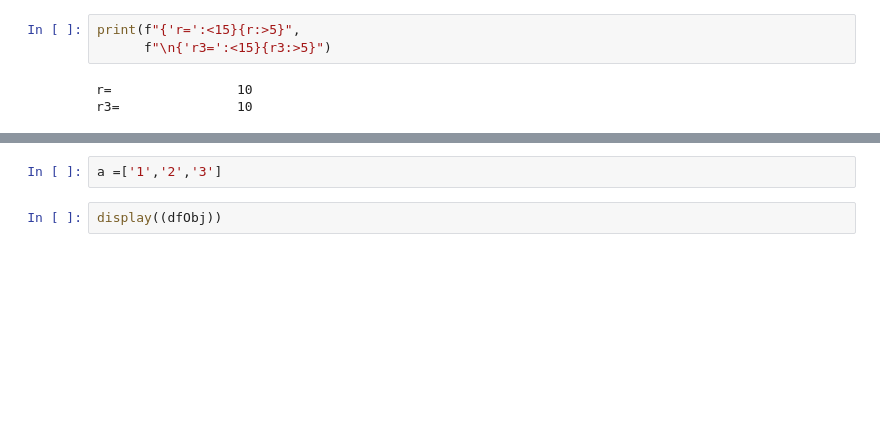
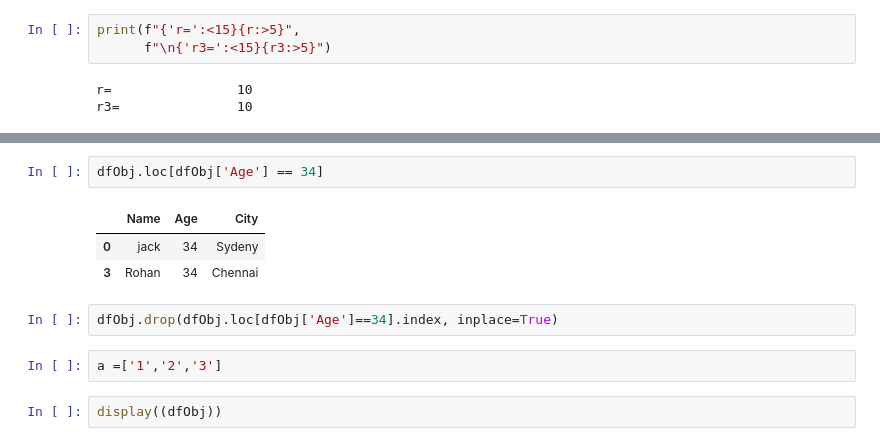
Before and after one commit to archit1998/Thapovan2, a Jupyter notebook: team2.ipynb, the cells around one changed output, grey strips where cells are left out. Cells and saved outputs as stored; diff of their text form; blank space fills up the shorter version.

```diff
--- a/team2.ipynb
+++ b/team2.ipynb
@@ -1081,3 +1146,11 @@ KeyError: 'a'
+# %%
+dfObj.loc[dfObj['Age'] == 34]
+# %% [output]
+|  | Name | Age | City |
+| 0 | jack | 34 | Sydeny |
+| 3 | Rohan | 34 | Chennai |
+# %%
+dfObj.drop(dfObj.loc[dfObj['Age']==34].index, inplace=True)
 # %%
 a =['1','2','3']
 # %%
```
Also changed, not shown: parts of 28 cells of this notebook.
